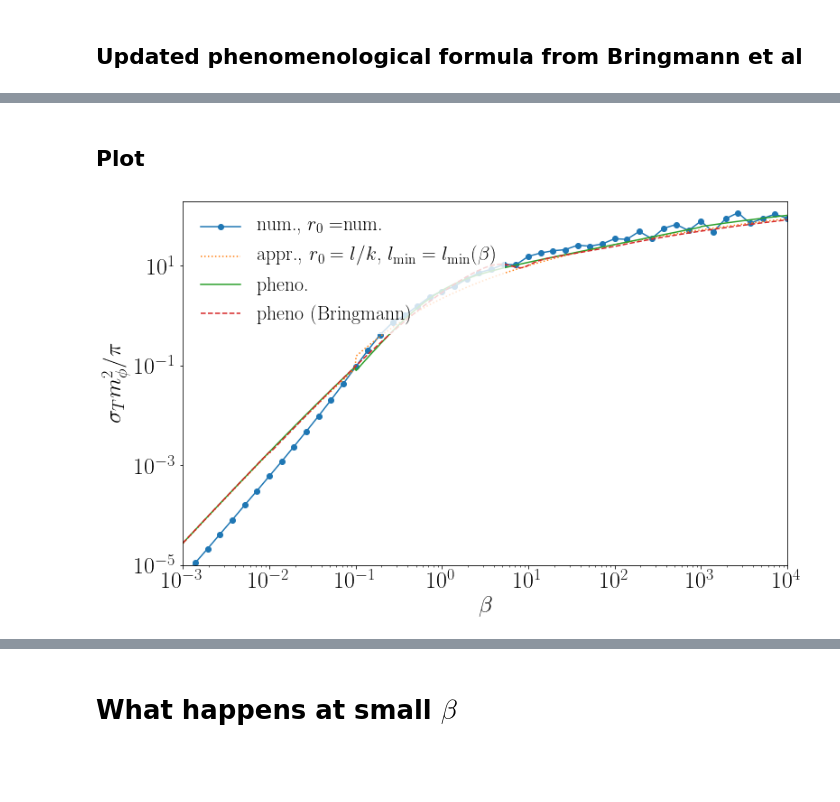
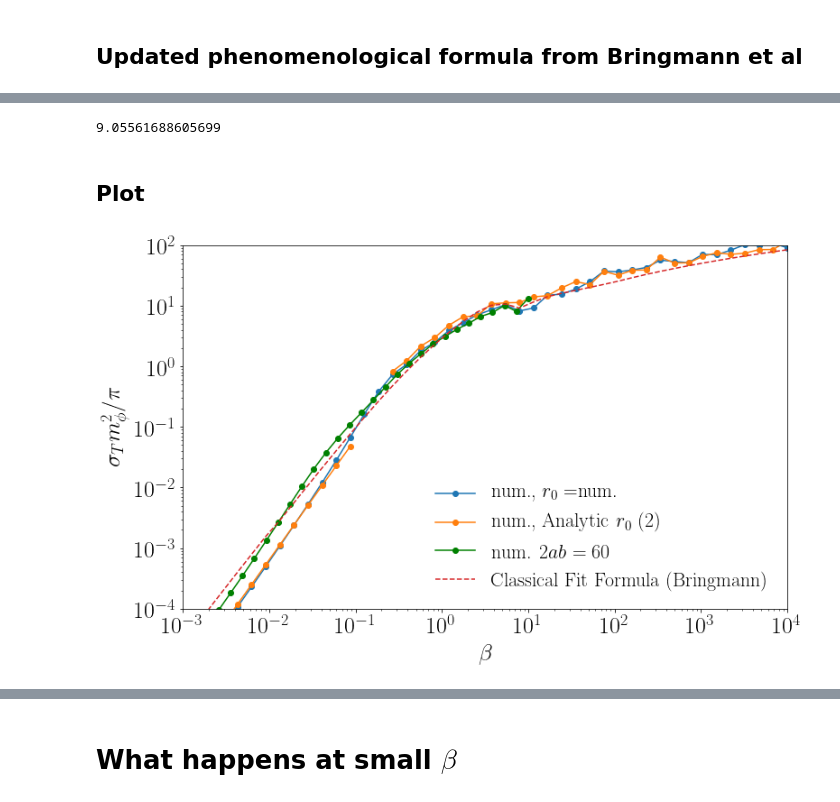
Before and after one commit to LauraSagunski/Self-interaction-cross-section, a Jupyter notebook: Integral_deltal_2_updated.ipynb, the cells around one changed output, grey strips where cells are left out. Cells and saved outputs as stored; diff of their text form; code cells hidden in the pictures; blank space fills up the shorter version.

```diff
--- a/Integral_deltal_2_updated.ipynb
+++ b/Integral_deltal_2_updated.ipynb
@@ -1278,10 +1384,12 @@ def sigmaTappr_beta(mphi,beta):
     #    prefactor=-1.
     #_____sigmaTappr_____
     prefactor=((2.*np.pi)/(mphi*(GeV_to_cmminus1/c))**2.)*(hbar/c)**2
-    if beta<=0.1:
+    b = 50*beta
+    if beta<=1:
         #term=2.*beta**4.*(kn(0.,beta)*kn(2.,beta)-kn(1.,beta)**2.)
-        term=beta**4.*(1./(2*beta**2.)-kn(1.,beta)**2.+kn(0.,beta)*kn(2.,beta))
-    elif beta>0.1:
+        #term=beta**4.*(1./(2*beta**2.)-kn(1.,beta)**2.+kn(0.,beta)*kn(2.,beta))
+        term = beta**4.*(1./(2*beta**2.) -kn(1.,beta)**2.+kn(0.,beta)*kn(2.,beta))
+    elif beta>1:
         term=beta**2.*abs(prodlog(beta**2.*np.pi))**2./4.*(1./(2*beta**2.)-kn(1.,abs(prodlog(beta**2.*np.pi))/2.)**2.+kn(0.,abs(prodlog(np.pi*beta**2.))/2.)*kn(2.,abs(prodlog(np.pi*beta**2.))/2.))
     sigmaT=prefactor*term
     return sigmaT
@@ -1487,3 +1638,22 @@ print(sigmaTmphi2pi_pheno_Bringmann(0.001))
+# %%
+def sigmaTm2pi_diffab_beta(beta, classlim):
+    #_____Fixed parameters_____
+    potential='attractive'
+    alphaX=0.1
+    mphi=0.1 #GeV.
+    #_____Parameters chosen such that 2ab=10 (classical regime 2ab>>1)_____
+    mX=beta*classlim**2/2
+    #print(mX)
+    v=(0.2/(beta*classlim))*c #km/s
+    #print(v)
+    lmin=1 #lmin cannot be 0 here because r0=l/k.
+    lmax=len(lvals) #len(lvals)=1501
+    return (sigmaT(potential,alphaX,mX,mphi,lmin,lmax,v)*(c/hbar)**2.*(mphi*(GeV_to_cmminus1/c))**2.)/np.pi
+
+for beta in [10.]:
+    print(sigmaTm2pi_diffab_beta(beta,50))
+# %% [output]
+9.05561688605699
 # %% [markdown]
 ## Plot
 # %%
@@ -1493,7 +1663,13 @@ def sigmamPhi2_Analytical(beta):
     if beta > 1:
         return np.pi*beta**2*abs(prodlog(beta**2*np.pi))**2/2*(1/beta**2 - kn(1,abs(prodlog(beta**2*np.pi))/2)**2 + kn(0,abs(prodlog(np.pi*beta**2))/2)*kn(2,abs(prodlog(np.pi*beta**2))/2))
 # %%
-betamin=10.**(-3.)
+betamin=10.**(-4.)
 betamax=10.**(4.)
 betavals=np.logspace(np.log10(betamin),np.log10(betamax),50)
 #print(betavals)
+# %%
+sigmaTm2pi_betavals=np.array([[beta,sigmaTm2pi_beta(beta)] for beta in betavals])
+sigmaTm2pir0num_betavals=np.array([[beta,sigmaTm2pir0num_beta(beta)] for beta in betavals])
+sigmaTm2piapprr0num_betavals=np.array([[beta,sigmaTm2piapprr0num_beta(beta)] for beta in betavals])
+sigmaTm2pi_r02_betavals=np.array([[beta,sigmaTm2pi_r02_beta(beta)] for beta in betavals])
+sigmaTm2pi_r0_betavals=np.array([[beta,sigmaTm2pi_r0_beta(beta)] for beta in betavals])
@@ -1500 +1681,3 @@ betavals=np.logspace(np.log10(betamin),np.log10(betamax),50)
+# %%
+sigmaTm2pir0num_ab60_betavals = np.array([[beta,sigmaTm2pir0num_diffab_beta(beta,60)] for beta in np.logspace(-3,1,30)])
 # %%
@@ -1506,29 +1691,47 @@ sigmaTm2piapprr0num_betavals=np.array([[beta,sigmaTm2piapprr0num_beta(beta)] for
 # %%
 pl.figure(figsize=(12,12/goldenratio)) #Sophia's plot size.
 
 pl.plot(sigmaTm2pir0num_betavals[:,0],sigmaTm2pir0num_betavals[:,1],'o-',color='C0',label='num., $r_0=$num.')
+pl.plot(sigmaTm2pi_r02_betavals[:,0],sigmaTm2pi_r02_betavals[:,1],'o-', color='C1',label='num., Analytic $r_0\ (2)$')
+
 #pl.plot(sigmaTm2pi_betavals[:,0],sigmaTm2pi_betavals[:,1],color='C0',linestyle='--',label='num., $r_0=l / k$')
+#pl.plot(testarray[:,0], testarray[:,1],color ='orange', label='num. $r_0 =$ num. 2ab = 50')
+
+#---- Different values of 2ab----------#
+#pl.plot(sigmaTm2pir0num_ab5_betavals[:,0],sigmaTm2pir0num_ab5_betavals[:,1],'-', color = 'C4',label='num., $2ab=5$')
+#pl.plot(sigmaTm2pir0num_ab1_betavals[:,0],sigmaTm2pir0num_ab1_betavals[:,1],'-',label='num., $2ab=1$')
+pl.plot(sigmaTm2pir0num_ab60_betavals[:,0], sigmaTm2pir0num_ab60_betavals[:,1],'o-',color='green', label='num. $2ab=60$')
+
+#---- Different values of 2ab (r0 = l/k)----------#
+#pl.plot(sigmaTm2pi_ab5_betavals[:,0],sigmaTm2pi_ab5_betavals[:,1],'-', color = 'C4',label='num., $r_0=l/k$,  $2ab=5$')
+#pl.plot(sigmaTm2pi_ab1_betavals[:,0],sigmaTm2pi_ab1_betavals[:,1],'-',label='num., $r_0=l/k$, $2ab=1$')
+#pl.plot(sigmaTm2pi_ab50_betavals[:,0],sigmaTm2pi_ab50_betavals[:,1],'-',label='num., $r_0=l/k$, $2ab=50$')
 
 #pl.plot(sigmaTm2piapprr0num_betavals[:,0],sigmaTm2piapprr0num_betavals[:,1],'o-',color='C1',label=r'appr., $r_0=$num.')
 
 #pl.plot(betavals,[sigmaTm2piappr_lmin12a_beta(beta) for beta in betavals],color='C1',linestyle='--',label=r'appr., $r_0=l / k$, $l_{\rm min}=1/2a$')
 
-pl.plot(betavals,[sigmaTm2piappr_beta(beta) for beta in betavals],color='C1',linestyle=':',label=r'appr., $r_0=l / k$, $l_{\rm min}=l_{\rm min}(\beta)$')
+#pl.plot(betavals,[sigmaTm2piappr_beta(beta) for beta in betavals],color='C1',linestyle=':',label=r'appr., $r_0=l / k$, $l_{\rm min}=l_{\rm min}(\beta)$')
+#pl.plot(betavals,[sigmaTm2piappr_beta(beta) for beta in betavals],'-',color='C1',label='Analytic Expression')
 
-pl.plot(betavals,[sigmaTm2pipheno_beta(beta) for beta in betavals],color='C2',linestyle='-',label='pheno.')
 
-pl.plot(betavals,[sigmaTmphi2pi_pheno_Bringmann(beta) for beta in betavals], color = 'C3', linestyle = '--', label = 'pheno (Bringmann)')
+#pl.plot(betavals,[sigmaTm2pipheno_beta(beta) for beta in betavals],color='C2',linestyle='-',label='pheno.')
+
+pl.plot(betavals,[sigmaTmphi2pi_pheno_Bringmann(beta) for beta in betavals], color = 'C3', linestyle = '--', label = 'Classical Fit Formula (Bringmann)')
 
 pl.xscale('log')
 pl.yscale('log')
-pl.xlim([betamin,betamax])
-pl.ylim([10.**(-5.),200.])
-#pl.ylim([-1.,30.])
+#pl.xlim([betamin,betamax])
+pl.xlim(1e-3,1e4)
+#pl.ylim([10.**(-8.),200.])
+pl.ylim([1e-4,100.])
 pl.xlabel(r'$\beta$',fontsize=fontsize)
 pl.ylabel(r'$\sigma_{T} m_{\phi}^2 / \pi$',fontsize=fontsize)
-pl.legend(loc='upper left',edgecolor='white',fontsize=legendfontsize)
-#pl.savefig('Plots/C_analytical_vs_pheno.pdf',bbox_inches='tight')
-#print('Plots/C_analytical_vs_pheno.pdf exported.')
+pl.legend(loc='lower right',edgecolor='white',fontsize=legendfontsize)
+#pl.legend(bbox_to_anchor=(1,1))
+#pl.axvline(9, color='grey')
+#pl.axvline(0.02, color='grey')
+#pl.tight_layout()
 pl.show()
 # %% [output]
-[figure, old version]
+[figure, new version]
```
Also changed, not shown: parts of 67 cells of this notebook.
